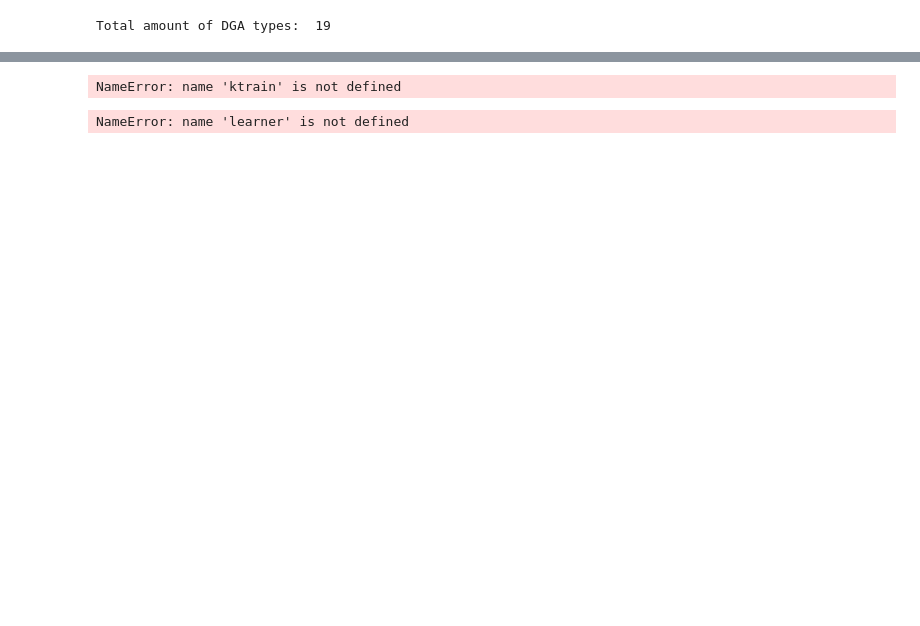
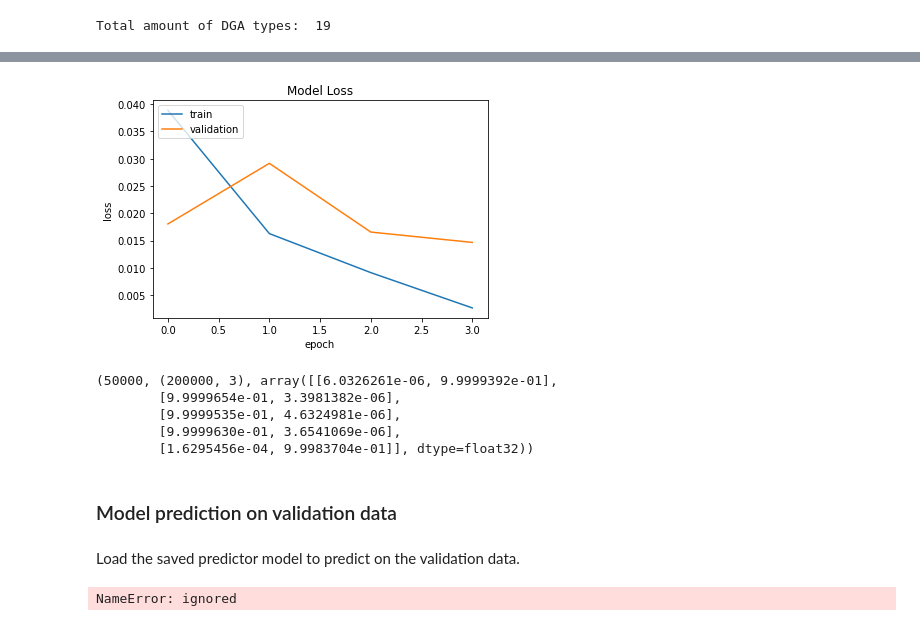
Before and after one commit to akdir/BachelorThesis, a Jupyter notebook: research/bertClassifierDGA.ipynb, the cells around one changed output, grey strips where cells are left out. Cells and saved outputs as stored; diff of their text form; code cells hidden in the pictures; blank space fills up the shorter version.

```diff
--- a/research/bertClassifierDGA.ipynb
+++ b/research/bertClassifierDGA.ipynb
@@ -139,10 +229,25 @@ predictor = ktrain.get_predictor(learner.model, preproc=t).save('/content/drive/
+# %%
+learner.plot()
+# %% [output]
+[figure, added]
+# %%
+valid_preds = learner.predict()
+len(valid_preds), dataset.shape, valid_preds[:5]
+# %% [output]
+(50000, (200000, 3), array([[6.0326261e-06, 9.9999392e-01],
+        [9.9999654e-01, 3.3981382e-06],
+        [9.9999535e-01, 4.6324981e-06],
+        [9.9999630e-01, 3.6541069e-06],
+        [1.6295456e-04, 9.9983704e-01]], dtype=float32))
+# %% [markdown]
+### Model prediction on validation data
+# %% [markdown]
+Load the saved predictor model to predict on the validation data.
 # %%
-predictor = ktrain.load_predictor('model/')
+if ENV_COLAB:
+  predictor = ktrain.load_predictor('/content/drive/MyDrive/research/model/')
+else:
+  predictor = ktrain.load_predictor('model/')
 model = ktrain.get_predictor(predictor.model, predictor.preproc)
-predictor.predict('14mefho2608f31tn33aa1uo0rl.com')
 # %% [output]
-NameError: name 'ktrain' is not defined
+NameError: ignored
-# %%
-learner.validate(val_data=val,class_names=[0,1])
-# %% [output]
-NameError: name 'learner' is not defined
```
Also changed, not shown: parts of 37 cells of this notebook, 17 other files.
